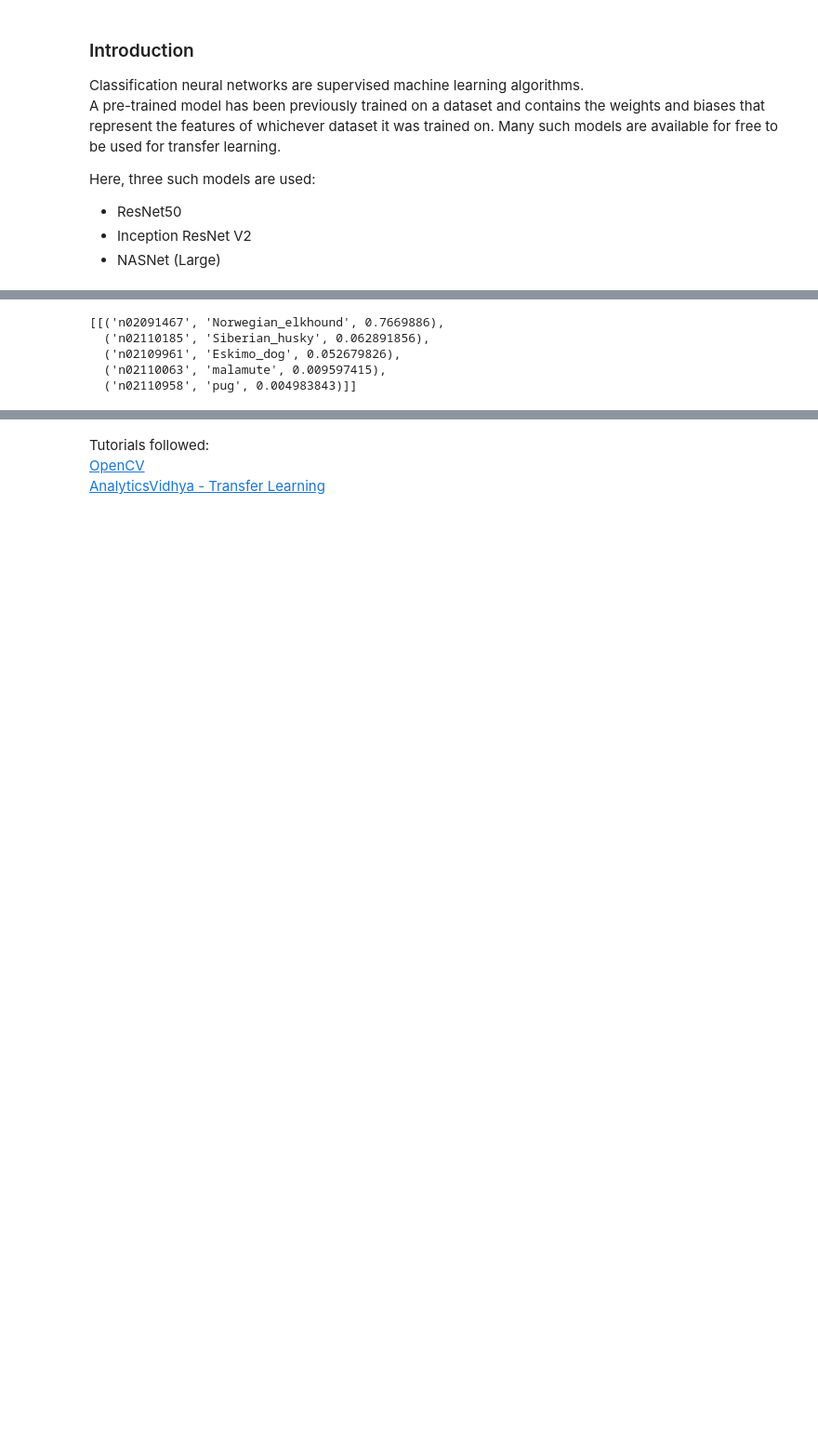
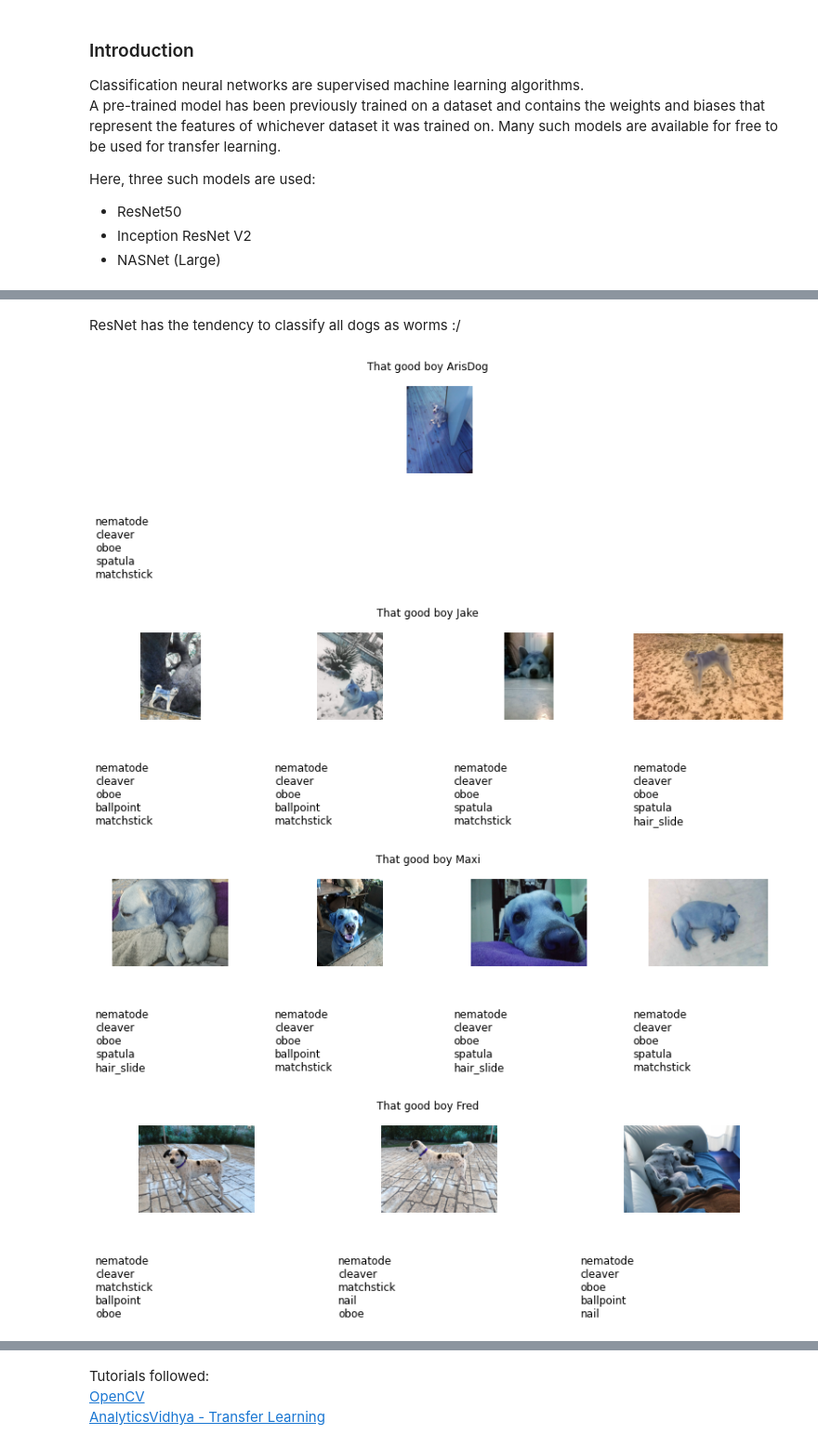
Before and after one commit to foukonana/MSc_MachineLearning_Asgmts, a Jupyter notebook: Assignments/Asgmt9_NN/asgmt9_afoudouli.ipynb, the cells around one changed output, grey strips where cells are left out. Shown at 93% size. Saved outputs shown, nothing was run; the diff lists cells and outputs as text; code cells hidden in the pictures; blank space fills up the shorter version.

Commit message:
pretrained neural networks predictions

```diff
--- a/Assignments/Asgmt9_NN/asgmt9_afoudouli.ipynb
+++ b/Assignments/Asgmt9_NN/asgmt9_afoudouli.ipynb
@@ -70,12 +45,0 @@ NameError: name 'incres' is not defined
-# %%
-im_resized_scaled = cv2.resize(im, (331, 331))/255
-im_res = im_resized_scaled[np.newaxis, ...]
-
-y_pred = nas.predict(im_res)
-decode_predictions(y_pred, top=5)
-# %% [output]
-[[('n02091467', 'Norwegian_elkhound', 0.7669886),
-  ('n02110185', 'Siberian_husky', 0.062891856),
-  ('n02109961', 'Eskimo_dog', 0.052679826),
-  ('n02110063', 'malamute', 0.009597415),
-  ('n02110958', 'pug', 0.004983843)]]
@@ -81,0 +59,52 @@ decode_predictions(y_pred, top=5)
+# %%
+def plot_dogs_and_preds(dog_images, breed_predictions, dog_name) -> None:
+
+    num_subplots = len(dog_images)
+
+    plt.figure(figsize=(14,4))
+    plt.suptitle(f'That good boy {dog_name}')
+    for n in range(1, num_subplots+1):
+        # print the dog
+        plt.subplot(2, num_subplots, n)
+        plt.imshow(dog_images[n-1])
+        plt.axis('off')
+
+        # add the class predictions for the photo
+        plt.subplot(2, num_subplots, n+num_subplots)
+        plt.text(x=-0.00, y=0.00 , s='\n'.join([prediction[1] for prediction in breed_predictions[n-1][0]]), size=12)
+        plt.axis('off')
+# %%
+def plot_model_outputs(network_name: str) -> None:
+    # get the model
+    model = get_model(network_name)
+
+    # keep all the unique dogs
+    dogs = set(dognames)
+
+    for dog in dogs:
+        # find which image represents each of the dogs
+        which_dog = np.where(np.array(dognames) == dog)[0]
+        dog_images = [dog_img for position, dog_img in enumerate(images) if position in which_dog]
+
+        breed_preds = []
+
+        for image in dog_images:
+            # process the image according to the model
+            dog_img = process_img(image, network_name=network_name)
+            # make predictions
+            y_pred = model.predict(dog_img)
+            # keep only the top5 predictions for that dog
+            top5preds = decode_predictions(y_pred, top=5)
+            breed_preds.append(top5preds)
+
+        # plot the dogs
+        plot_dogs_and_preds(dog_images=dog_images, breed_predictions=breed_preds, dog_name=dog)
+# %% [markdown]
+ResNet has the tendency to classify all dogs as worms :/
+# %%
+plot_model_outputs('ResNet50')
+# %% [output]
+[figure, added]
+[figure, added]
+[figure, added]
+[figure, added]
```
Also changed, not shown: parts of 12 cells of this notebook.
